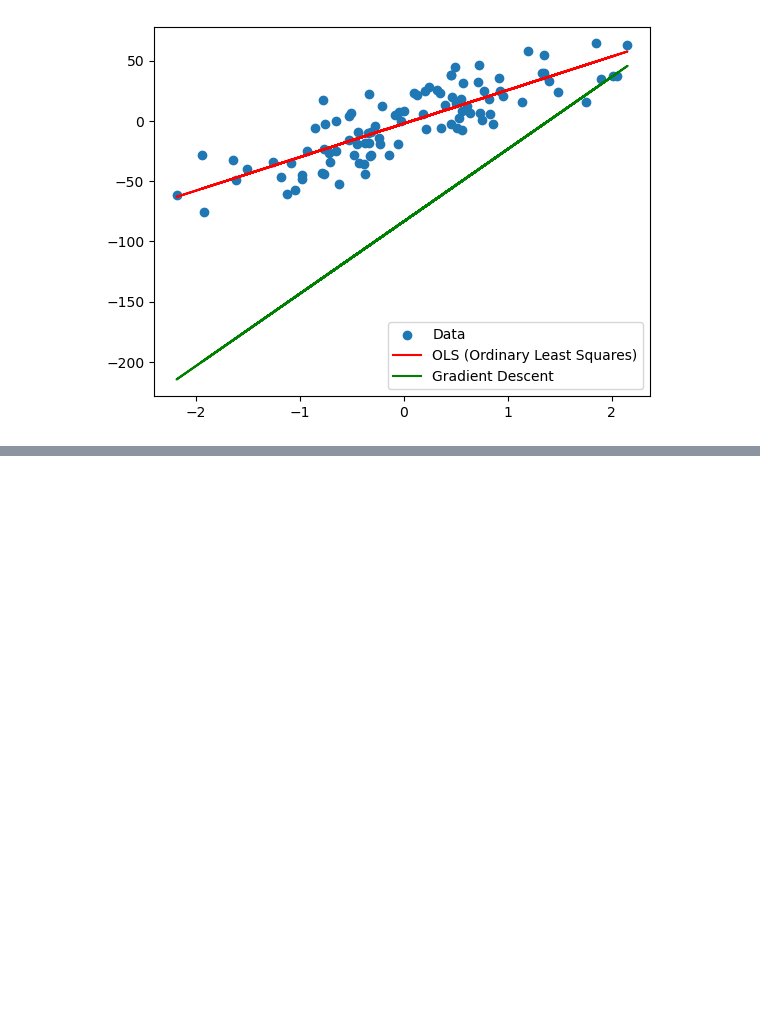
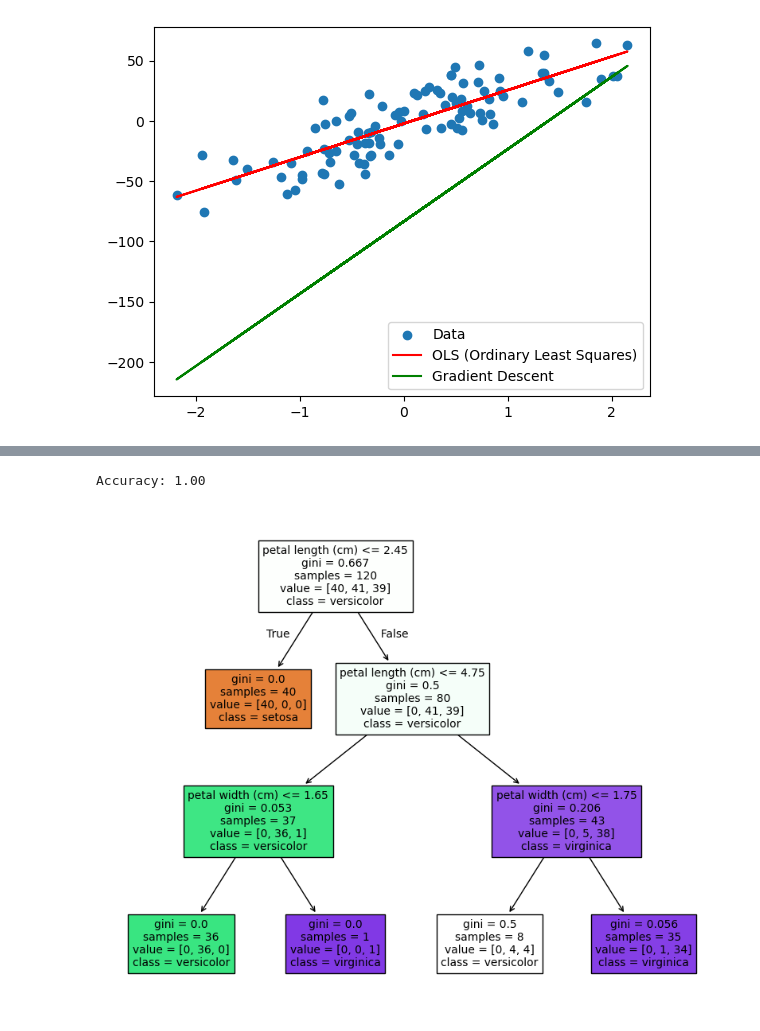
Before and after one commit to Ritik-mobcoder/Gradient_Regularization_DecisionTree, a Jupyter notebook: Gradient.ipynb, the cells around one changed output, grey strips where cells are left out. Drawn from its saved outputs; the diff is of its cells as text; code cells hidden in the pictures; blank space fills up the shorter version.

```diff
--- a/Gradient.ipynb
+++ b/Gradient.ipynb
@@ -63,0 +149,24 @@ plt.show()
+# %%
+# Load dataset
+iris = load_iris()
+X = iris.data
+y = iris.target
+
+# Split dataset
+X_train, X_test, y_train, y_test = train_test_split(X, y, test_size=0.2, random_state=42)
+
+# Train Decision Tree Classifier
+clf = DecisionTreeClassifier(max_depth=3, random_state=42)
+clf.fit(X_train, y_train)
+
+# Evaluate model
+accuracy = clf.score(X_test, y_test)
+print(f"Accuracy: {accuracy:.2f}")
+
+# Visualize the tree
+plt.figure(figsize=(10, 8))
+plot_tree(clf, feature_names=iris.feature_names, class_names=iris.target_names, filled=True)
+plt.show()
+# %% [output]
+Accuracy: 1.00
+[figure, added]
```
Also changed, not shown: parts of 6 cells of this notebook.
